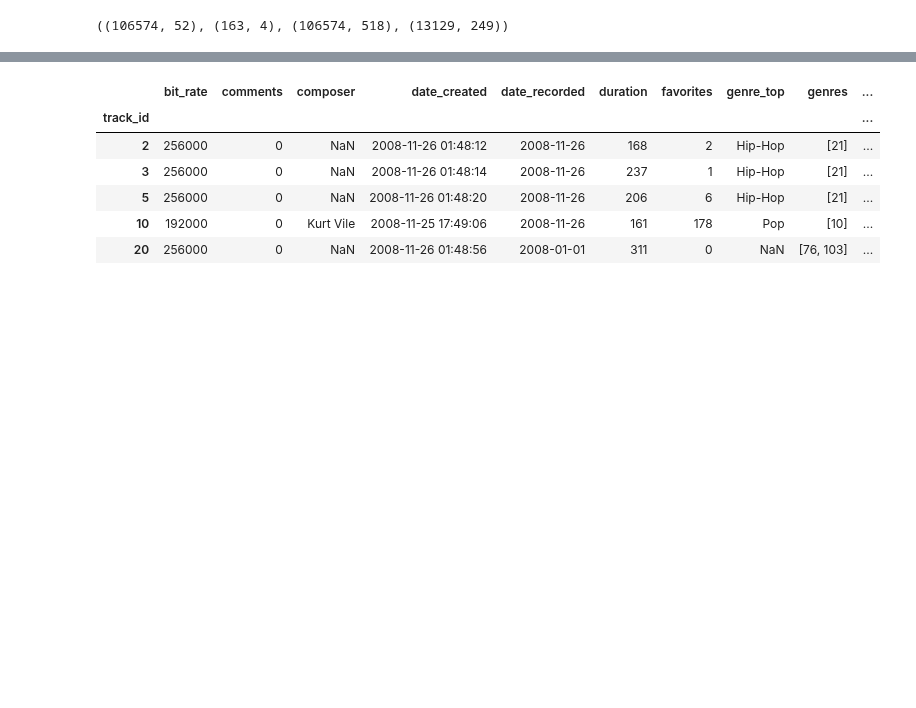
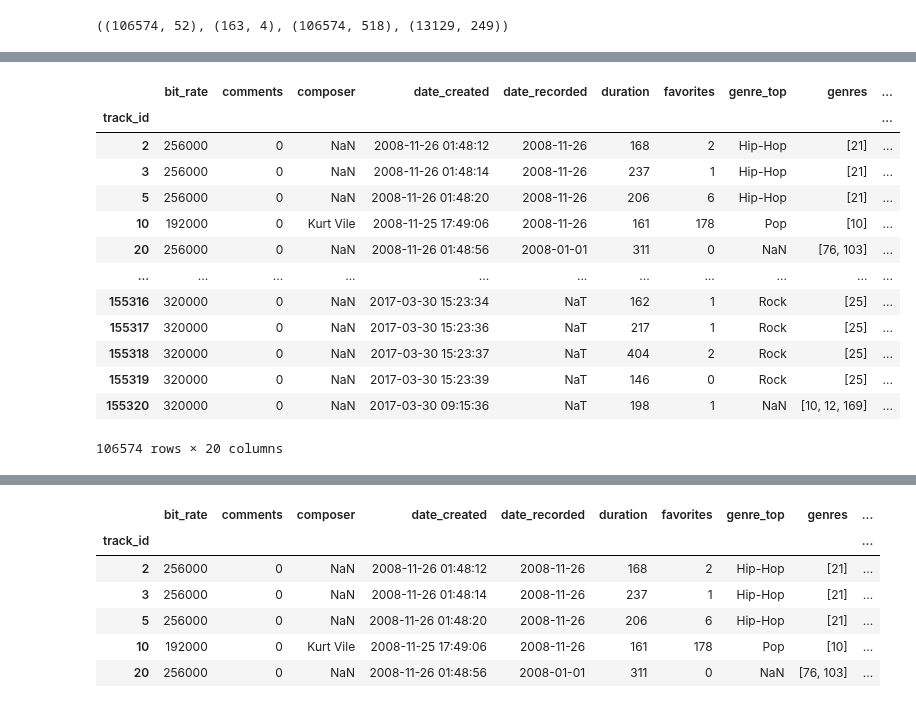
Before and after one commit to gaetanoantonicchio/DataMining-2, a Jupyter notebook: beta.ipynb, the cells around one changed output, grey strips where cells are left out. Cells and saved outputs as stored; diff of their text form; code cells hidden in the pictures; blank space fills up the shorter version.

Commit message:
Update beta.ipynb
- started datapreparating & cleaning;
- filtered tracks.csv (only relevant cols were kept)

```diff
--- a/beta.ipynb
+++ b/beta.ipynb
@@ -26,10 +25,10 @@ import utils
 plt.rcParams['figure.figsize'] = (17, 5)
 # %%
 # Load metadata and features.
-genres = utils.load('fma_metadata/dataset/genres.csv')
-features = utils.load('fma_metadata/dataset/features.csv')
-echonest = utils.load('fma_metadata/dataset/echonest.csv')
-tracks = utils.load('fma_metadata/dataset/tracks.csv')
+genres = utils.load('/Users/gaetanoantonicchio/Desktop/dataset_DM2/fma_metadata/genres.csv')
+features = utils.load('/Users/gaetanoantonicchio/Desktop/dataset_DM2/fma_metadata/features.csv')
+echonest = utils.load('/Users/gaetanoantonicchio/Desktop/dataset_DM2/fma_metadata/echonest.csv')
+tracks = utils.load('/Users/gaetanoantonicchio/Desktop/dataset_DM2/fma_metadata/tracks.csv')
 
 
 np.testing.assert_array_equal(features.index, tracks.index)
@@ -40,0 +139,17 @@ tracks.shape, genres.shape, features.shape, echonest.shape
+# %%
+tracks['track']
+# %% [output]
+|  | bit_rate | comments | composer | date_created | date_recorded | duration | favorites | genre_top | genres | ... |
+| track_id |  |  |  |  |  |  |  |  |  | ... |
+| 2 | 256000 | 0 | NaN | 2008-11-26 01:48:12 | 2008-11-26 | 168 | 2 | Hip-Hop | [21] | ... |
+| 3 | 256000 | 0 | NaN | 2008-11-26 01:48:14 | 2008-11-26 | 237 | 1 | Hip-Hop | [21] | ... |
+| 5 | 256000 | 0 | NaN | 2008-11-26 01:48:20 | 2008-11-26 | 206 | 6 | Hip-Hop | [21] | ... |
+| 10 | 192000 | 0 | Kurt Vile | 2008-11-25 17:49:06 | 2008-11-26 | 161 | 178 | Pop | [10] | ... |
+| 20 | 256000 | 0 | NaN | 2008-11-26 01:48:56 | 2008-01-01 | 311 | 0 | NaN | [76, 103] | ... |
+| ... | ... | ... | ... | ... | ... | ... | ... | ... | ... | ... |
+| 155316 | 320000 | 0 | NaN | 2017-03-30 15:23:34 | NaT | 162 | 1 | Rock | [25] | ... |
+| 155317 | 320000 | 0 | NaN | 2017-03-30 15:23:36 | NaT | 217 | 1 | Rock | [25] | ... |
+| 155318 | 320000 | 0 | NaN | 2017-03-30 15:23:37 | NaT | 404 | 2 | Rock | [25] | ... |
+| 155319 | 320000 | 0 | NaN | 2017-03-30 15:23:39 | NaT | 146 | 0 | Rock | [25] | ... |
+| 155320 | 320000 | 0 | NaN | 2017-03-30 09:15:36 | NaT | 198 | 1 | NaN | [10, 12, 169] | ... |
+106574 rows × 20 columns
```
Also changed, not shown: parts of 27 cells of this notebook.
